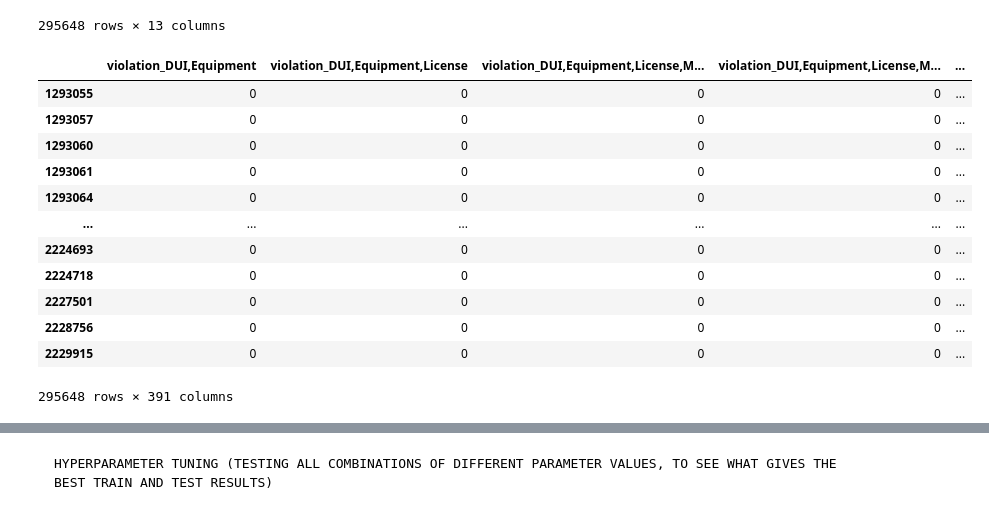
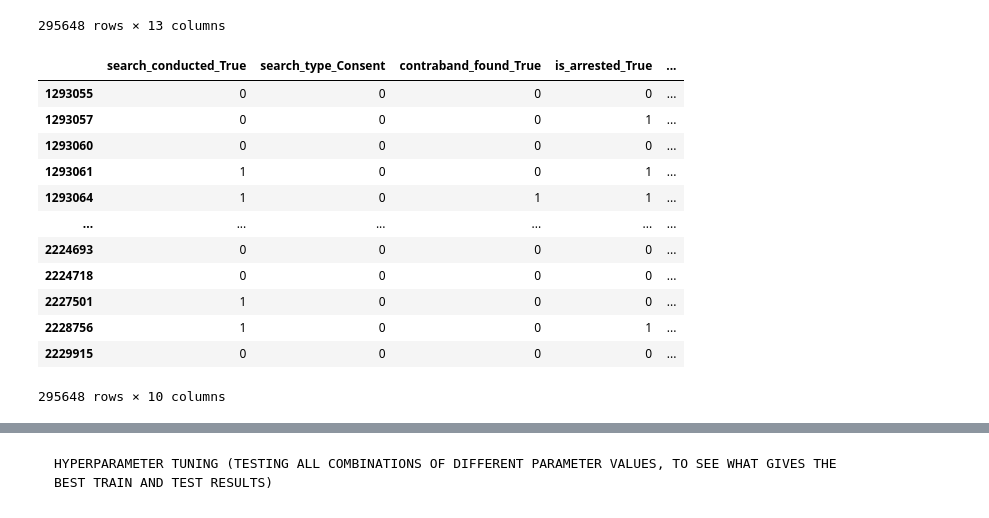
Before and after one commit to MasterWolff/BDA-Project, a Jupyter notebook: BDA code.ipynb, the cells around one changed output, grey strips where cells are left out. Saved outputs shown, nothing was run; the diff lists cells and outputs as text; code cells hidden in the pictures.

```diff
--- a/BDA code.ipynb
+++ b/BDA code.ipynb
@@ -273,18 +273,31 @@ All_Violations = Xd[['violation_DUI,Equipment', 'violation_DUI,Equipment,License
 'violation_Paperwork,Registration/plates,Safe movement,Speeding', 'violation_Paperwork,Registration/plates,Safe movement,Stop sign/light', 'violation_Paperwork,Registration/plates,Speeding', 'violation_Paperwork,Registration/plates,Speeding,Stop sign/light', 'violation_Paperwork,Registration/plates,Stop sign/light', 'violation_Paperwork,Safe movement', 'violation_Paperwork,Safe movement,Speeding', 'violation_Paperwork,Safe movement,Speeding,Stop sign/light', 'violation_Paperwork,Safe movement,Stop sign/light', 'violation_Paperwork,Speeding', 'violation_Paperwork,Speeding,Stop sign/light', 'violation_Paperwork,Stop sign/light', 'violation_Registration/plates', 'violation_Registration/plates,Safe movement', 'violation_Registration/plates,Safe movement,Speeding', 'violation_Registration/plates,Speeding', 'violation_Registration/plates,Stop sign/light', 'violation_Safe movement', 'violation_Safe movement,Speeding', 'violation_Safe movement,Speeding,Stop sign/light', 'violation_Safe movement,Stop sign/light', 'violation_Speeding', 'violation_Speeding,Stop sign/light', 'violation_Stop sign/light'
 ]]
-All_Violations
+
+#New dataframe based on ethnicity
+Ethnicity = pd.DataFrame({})
+Ethnicity = Xd[['driver_race_Asian', 'driver_race_Black', 'driver_race_Hispanic', 'driver_race_Other', 'driver_race_White']]
+
+
+#New dataframe based on outcome
+Outcome = pd.DataFrame({})
+Outcome = Xd[['search_conducted_True', 'search_type_Consent', 'contraband_found_True', 'is_arrested_True', 'consent_search_True']]
+
+
+Ethnicity_Outcome = pd.DataFrame({})
+Ethnicity_Outcome = Xd[['search_conducted_True', 'search_type_Consent', 'contraband_found_True', 'is_arrested_True', 'consent_search_True','driver_race_Asian', 'driver_race_Black', 'driver_race_Hispanic', 'driver_race_Other', 'driver_race_White']]
+Ethnicity_Outcome
 # %% [output]
-|  | violation_DUI,Equipment | violation_DUI,Equipment,License | violation_DUI,Equipment,License,M... | violation_DUI,Equipment,License,M... | ... |
+|  | search_conducted_True | search_type_Consent | contraband_found_True | is_arrested_True | ... |
 | 1293055 | 0 | 0 | 0 | 0 | ... |
-| 1293057 | 0 | 0 | 0 | 0 | ... |
+| 1293057 | 0 | 0 | 0 | 1 | ... |
 | 1293060 | 0 | 0 | 0 | 0 | ... |
-| 1293061 | 0 | 0 | 0 | 0 | ... |
-| 1293064 | 0 | 0 | 0 | 0 | ... |
+| 1293061 | 1 | 0 | 0 | 1 | ... |
+| 1293064 | 1 | 0 | 1 | 1 | ... |
 | ... | ... | ... | ... | ... | ... |
 | 2224693 | 0 | 0 | 0 | 0 | ... |
 | 2224718 | 0 | 0 | 0 | 0 | ... |
-| 2227501 | 0 | 0 | 0 | 0 | ... |
-| 2228756 | 0 | 0 | 0 | 0 | ... |
+| 2227501 | 1 | 0 | 0 | 0 | ... |
+| 2228756 | 1 | 0 | 0 | 1 | ... |
 | 2229915 | 0 | 0 | 0 | 0 | ... |
-295648 rows × 391 columns
+295648 rows × 10 columns
 # %%
```
Also changed, not shown: parts of 4 cells of this notebook.
